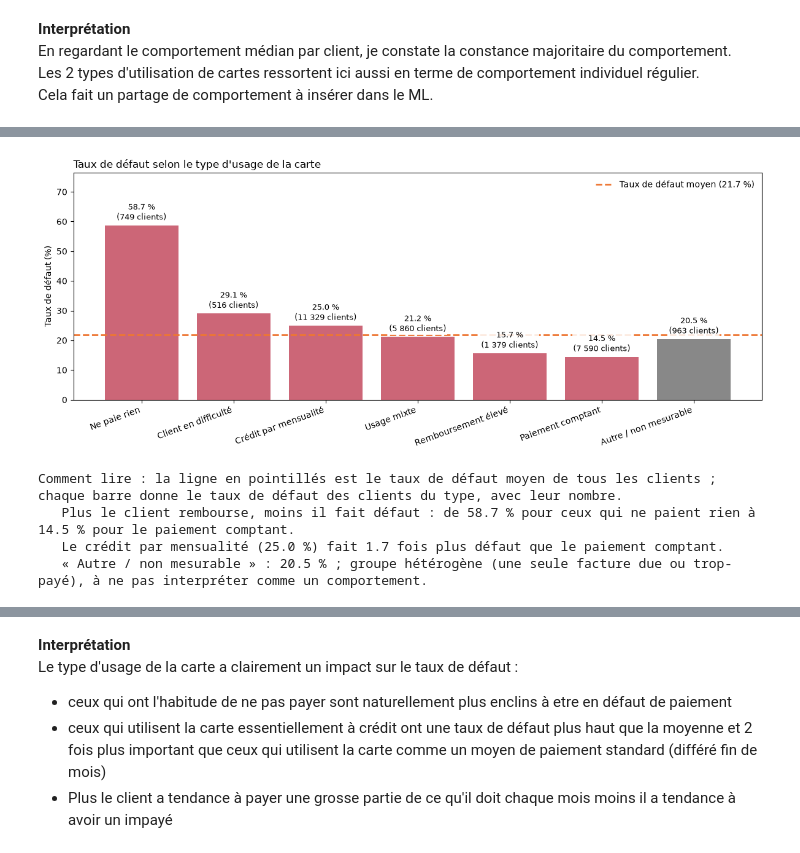
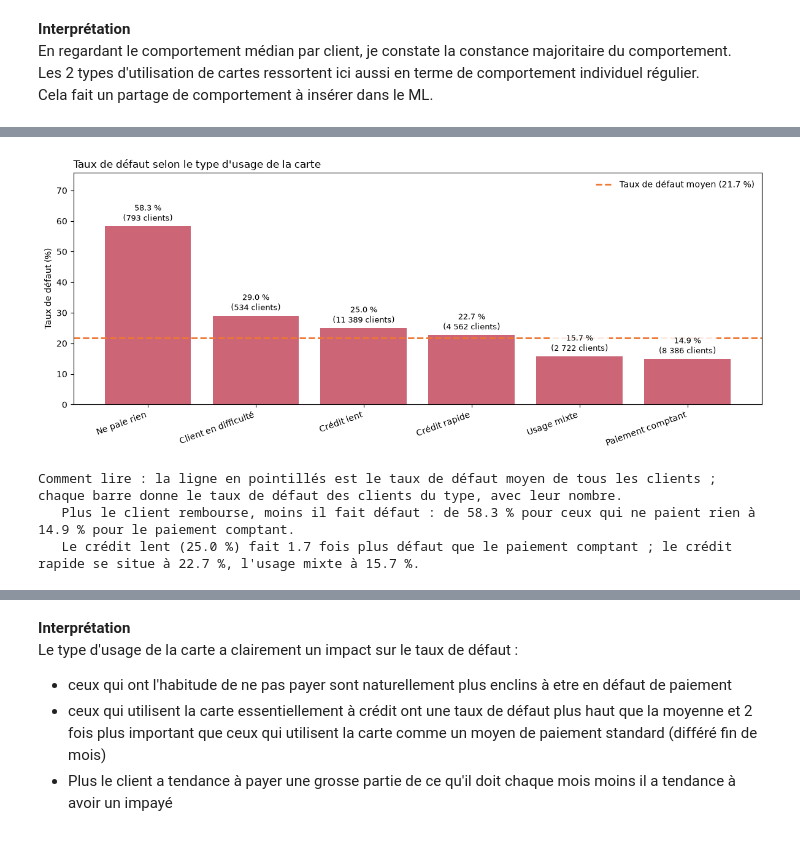
Before and after one commit to johan-mac-59/RiskLens_ML, a Jupyter notebook: src/05_03_EDA_storytelling.ipynb, the cells around one changed output, grey strips where cells are left out. Cells and saved outputs as stored; diff of their text form; code cells hidden in the pictures.

```diff
--- a/src/05_03_EDA_storytelling.ipynb
+++ b/src/05_03_EDA_storytelling.ipynb
@@ -2447,17 +2445,16 @@ Cela fait un partage de comportement à insérer dans le ML.
 # Répartition des clients par type d'usage (colonne TYPE_USAGE créée en tête du notebook, définition : docs/colonnes_creees.md)
 import matplotlib.pyplot as plt
 
-ordre_types = ['Ne paie rien', 'Client en difficulté', 'Crédit par mensualité', 'Usage mixte',
-               'Remboursement élevé', 'Paiement comptant', 'Autre / non mesurable']
-repartition = df['TYPE_USAGE'].value_counts().reindex(ordre_types).fillna(0).astype(int)
+TYPES_USAGE = ['Ne paie rien', 'Client en difficulté', 'Crédit lent', 'Crédit rapide', 'Usage mixte', 'Paiement comptant']
+repartition = df['TYPE_USAGE'].value_counts().reindex(TYPES_USAGE).fillna(0).astype(int)
 parts = repartition / repartition.sum() * 100
 sans_type = int(df['TYPE_USAGE'].isna().sum())
+milliers = lambda n: f'{n:,}'.replace(',', ' ')     # 12 345 au lieu de 12,345
 
 fig, ax = plt.subplots(figsize=(12, 5))
-couleurs = ['#44AA99'] * 6 + ['#888888']          # « Autre / non mesurable » en gris : comportement non classé
-barres = ax.barh(ordre_types, repartition, color=couleurs)
+barres = ax.barh(TYPES_USAGE, repartition, color='#44AA99')
 for barre, n, p in zip(barres, repartition, parts):
-    ax.text(barre.get_width(), barre.get_y() + barre.get_height() / 2, f'  {n:,} clients ({p:.1f} %)'.replace(',', ' '), va='center')
+    ax.text(barre.get_width(), barre.get_y() + barre.get_height() / 2, f'  {milliers(n)} clients ({p:.1f} %)', va='center')
 ax.invert_yaxis()
 ax.set_xlim(0, repartition.max() * 1.3)
 ax.set_xlabel('Nombre de clients')
@@ -2465,11 +2462,12 @@ ax.set_title("Répartition des clients par type d'usage de la carte", loc='left'
 plt.tight_layout()
 plt.show()
 
-print(f"Comment lire : chaque client est rangé selon son habitude de paiement (médiane de ses ratios mensuels, vérifiée par son taux "
-      f"de remboursement global corrigé). {repartition.sum():,} clients ont un type ; {sans_type:,} n'en ont pas "
-      f"(aucune facture due d'avril à août).".replace(',', ' '))
-print(f"   La carte est d'abord un crédit : {parts[['Crédit par mensualité', 'Usage mixte']].sum():.1f} % des clients remboursent entre 3 et 30 % "
-      f"de leur facture, contre {parts['Paiement comptant']:.1f} % qui la règlent au comptant.")
-print(f"   « Autre / non mesurable » ({repartition['Autre / non mesurable']} clients) : une seule facture due sur la période, "
-      f"ou de l'argent payé en trop encore sur la carte fin septembre.")
+print(f"Comment lire : chaque client est rangé selon son habitude de paiement, la médiane de ses ratios de paiement mensuels "
+      f"(son taux de remboursement global corrigé s'il n'a qu'une facture due). {milliers(repartition.sum())} clients ont un type ; "
+      f"{milliers(sans_type)} n'en ont pas (aucune facture due d'avril à août).")
+print(f"   La carte est d'abord un crédit : {parts[['Crédit lent', 'Crédit rapide']].sum():.1f} % des clients remboursent d'habitude entre 3 et 15 % "
+      f"de leur facture (dont {parts['Crédit lent']:.1f} % autour de la mensualité minimale, 3 à 6 %), contre {parts['Paiement comptant']:.1f} % "
+      f"qui la règlent au comptant.")
+print(f"   « Usage mixte » ({milliers(repartition['Usage mixte'])} clients, 15 à 95 %) : groupe hétérogène (remboursements élevés, alternance entre "
+      f"crédit et comptant, rattrapages).")
 # %% [output]
@@ -2480,42 +2478,38 @@ Comment lire : chaque client est rangé selon son habitude de paiement (médiane
 # %%
 # Taux de défaut selon le type d'usage (colonne TYPE_USAGE ; description, les règles ont été fixées sans dpnm)
 import matplotlib.pyplot as plt
 
-ordre_types = ['Ne paie rien', 'Client en difficulté', 'Crédit par mensualité', 'Usage mixte',
-               'Remboursement élevé', 'Paiement comptant', 'Autre / non mesurable']
+TYPES_USAGE = ['Ne paie rien', 'Client en difficulté', 'Crédit lent', 'Crédit rapide', 'Usage mixte', 'Paiement comptant']
 taux_moyen = df['dpnm'].mean() * 100
-stats = df.groupby('TYPE_USAGE')['dpnm'].agg(clients='size', taux='mean').reindex(ordre_types)
+stats = df.groupby('TYPE_USAGE')['dpnm'].agg(clients='size', taux='mean').reindex(TYPES_USAGE)
 stats['taux'] *= 100
 
 fig, ax = plt.subplots(figsize=(12, 5))
-couleurs = ['#CC6677'] * 6 + ['#888888']          # « Autre / non mesurable » en gris : comportement non classé
-barres = ax.bar(ordre_types, stats['taux'], color=couleurs)
+barres = ax.bar(TYPES_USAGE, stats['taux'], color='#CC6677')
 ax.axhline(taux_moyen, color='#EE7733', linestyle='--', linewidth=2, label=f'Taux de défaut moyen ({taux_moyen:.1f} %)')
 for barre, taux, n in zip(barres, stats['taux'], stats['clients']):
     ax.text(barre.get_x() + barre.get_width() / 2, taux + 1, f'{taux:.1f} %\n({int(n):,} clients)'.replace(',', ' '),
             ha='center', va='bottom', fontsize=9, bbox=dict(facecolor='white', edgecolor='none', alpha=0.85, pad=1))
 ax.set_ylim(0, stats['taux'].max() * 1.3)
 ax.set_ylabel('Taux de défaut (%)')
 ax.set_title("Taux de défaut selon le type d'usage de la carte", loc='left')
 plt.setp(ax.get_xticklabels(), rotation=20, ha='right')
 ax.legend(frameon=False)
 plt.tight_layout()
 plt.show()
 
 print("Comment lire : la ligne en pointillés est le taux de défaut moyen de tous les clients ; chaque barre donne le taux de défaut "
       "des clients du type, avec leur nombre.")
 print(f"   Plus le client rembourse, moins il fait défaut : de {stats.loc['Ne paie rien', 'taux']:.1f} % pour ceux qui ne paient rien "
       f"à {stats.loc['Paiement comptant', 'taux']:.1f} % pour le paiement comptant.")
-print(f"   Le crédit par mensualité ({stats.loc['Crédit par mensualité', 'taux']:.1f} %) fait "
-      f"{stats.loc['Crédit par mensualité', 'taux'] / stats.loc['Paiement comptant', 'taux']:.1f} fois plus défaut que le paiement comptant.")
-print(f"   « Autre / non mesurable » : {stats.loc['Autre / non mesurable', 'taux']:.1f} % ; groupe hétérogène (une seule facture due "
-      f"ou trop-payé), à ne pas interpréter comme un comportement.")
+print(f"   Le crédit lent ({stats.loc['Crédit lent', 'taux']:.1f} %) fait {stats.loc['Crédit lent', 'taux'] / stats.loc['Paiement comptant', 'taux']:.1f} "
+      f"fois plus défaut que le paiement comptant ; le crédit rapide se situe à {stats.loc['Crédit rapide', 'taux']:.1f} %, "
+      f"l'usage mixte à {stats.loc['Usage mixte', 'taux']:.1f} %.")
 # %% [output]
-[figure, old version]
+[figure, new version]
 Comment lire : la ligne en pointillés est le taux de défaut moyen de tous les clients ; chaque barre donne le taux de défaut des clients du type, avec leur nombre.
-   Plus le client rembourse, moins il fait défaut : de 58.7 % pour ceux qui ne paient rien à 14.5 % pour le paiement comptant.
-   Le crédit par mensualité (25.0 %) fait 1.7 fois plus défaut que le paiement comptant.
-   « Autre / non mesurable » : 20.5 % ; groupe hétérogène (une seule facture due ou trop-payé), à ne pas interpréter comme un comportement.
+   Plus le client rembourse, moins il fait défaut : de 58.3 % pour ceux qui ne paient rien à 14.9 % pour le paiement comptant.
+   Le crédit lent (25.0 %) fait 1.7 fois plus défaut que le paiement comptant ; le crédit rapide se situe à 22.7 %, l'usage mixte à 15.7 %.
 # %%
 # Régularité du comportement : part des mois avec une facture due où le client reste dans la tranche de son type d'usage
 # (colonnes TYPE_USAGE et ratio_PAY_BILL_regularite créées en tête du notebook ; définitions : docs/colonnes_creees.md)
```
Also changed, not shown: parts of 4 cells of this notebook, 4 other files.
